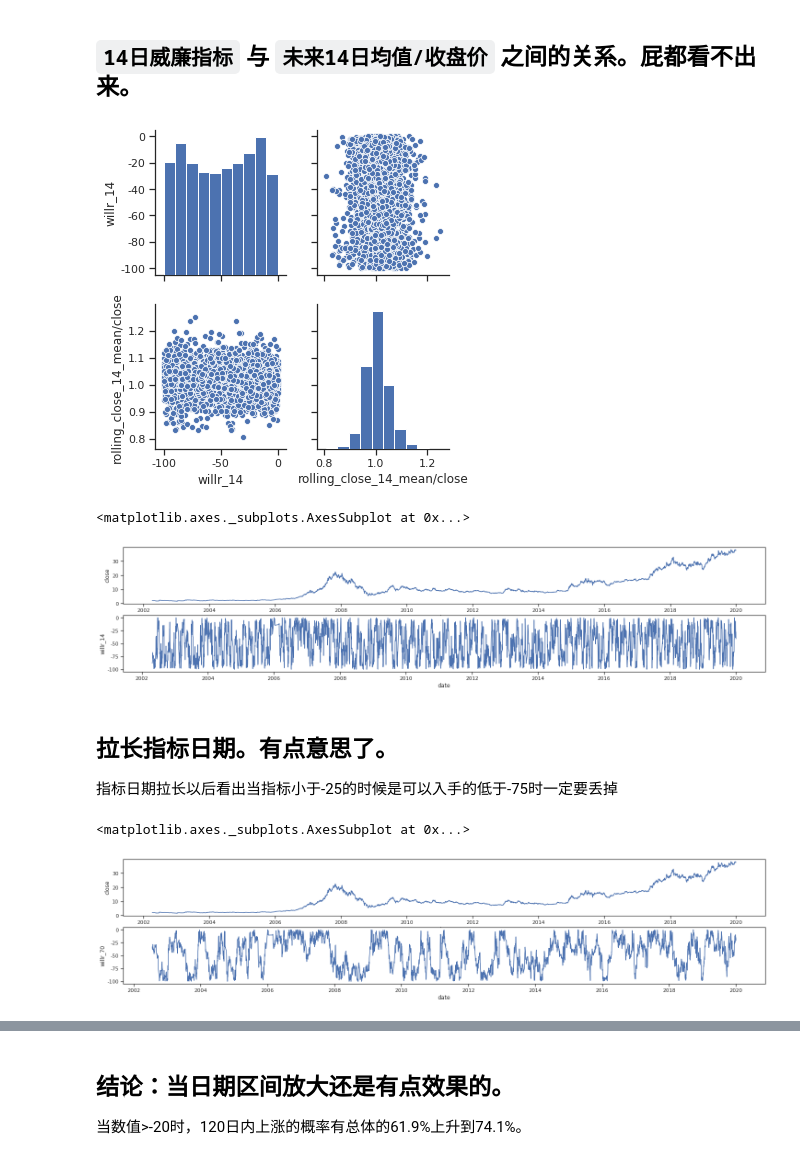
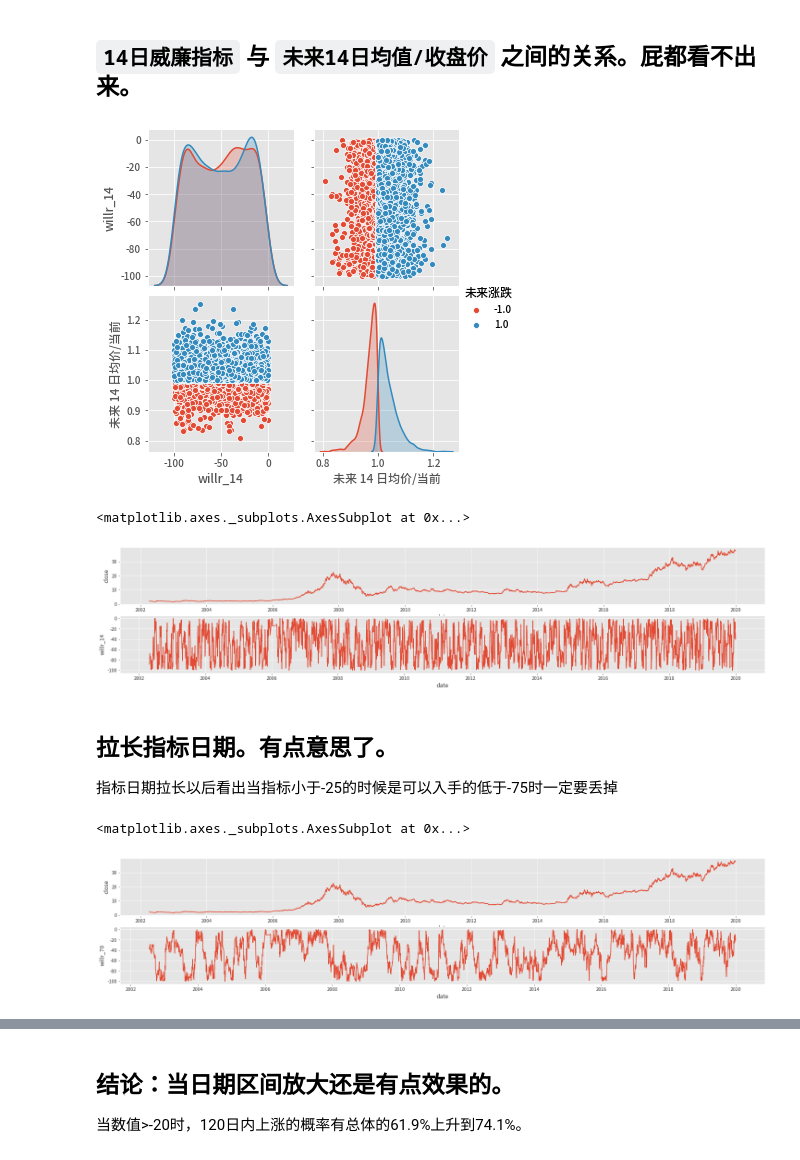
Before and after one commit to GuQiangJS/finance-tools-py, a Jupyter notebook: jupyters/指标相关性测试_趋势性指标_威廉指标_WILLR_Williams’_R.ipynb, the cells around one changed output, grey strips where cells are left out. Saved outputs shown, nothing was run; the diff lists cells and outputs as text; code cells hidden in the pictures.

```diff
--- a/jupyters/指标相关性测试_趋势性指标_威廉指标_WILLR_Williams’_R.ipynb
+++ b/jupyters/指标相关性测试_趋势性指标_威廉指标_WILLR_Williams’_R.ipynb
@@ -8,7 +8,8 @@
 这样显示好看点。呵呵！
 # %%
 import os
-if not os.path.exists('/usr/share/fonts/NotoSansCJKsc-Medium.otf'):
+noto_font_path='/usr/share/fonts/NotoSansCJKsc-Medium.otf'
+if not os.path.exists(noto_font_path):
     !wget "https://noto-website-2.storage.googleapis.com/pkgs/NotoSansCJKsc-hinted.zip"
     !unzip "NotoSansCJKsc-hinted.zip"
     !mv NotoSansCJKsc-Medium.otf /usr/share/fonts/
@@ -56,8 +58,9 @@ import numpy as np
 # plt.rcParams['figure.figsize'] = (18, 6)
 plt.style.use('ggplot')
 
-fontpath = '/usr/share/fonts/NotoSansCJKsc-Medium.otf'
-fontprop = matplotlib.font_manager.FontProperties(fname=fontpath)
+fontprop = matplotlib.font_manager.FontProperties(fname=noto_font_path)
+matplotlib.font_manager.fontManager.ttflist += matplotlib.font_manager.createFontList([noto_font_path])
+plt.rcParams['font.family'] = fontprop.get_name()
 
 plt.rcParams['axes.unicode_minus'] = False  # 解决保存图像是负号'-'显示为方块的问题
 
@@ -143,23 +129,27 @@ def plot(data,**kwargs):
 ## 数据处理
 
 计算n日的威廉指标数据和未来n日的最大值，最小值，中位数，平均值等数据。
+# %%
+class Rolling_Future_New(Rolling_Future):
+    def on_preparing_data(self, data, **kwargs):
+        super().on_preparing_data(data, **kwargs)
+        data['未来涨跌']=np.sign(data['rolling_{}_{}_mean'.format(self.col_name,self.timeperiod)]-data[self.col_name])
+        data.rename(columns={'rolling_close_{}_mean/close'.format(self.timeperiod):'未来 {} 日均价/当前'.format(self.timeperiod)},inplace=True)
 # %% [markdown]
 ## `14日威廉指标` 与 `未来14日均值/收盘价` 之间的关系。屁都看不出来。
 # %%
 data=read_data()
 timeperiod=14
 rolling_timeperiod=14
 s=Simulation(data,'',callbacks=[WILLR(timeperiod),
-                Rolling_Future(timeperiod=rolling_timeperiod)])
+                Rolling_Future_New(timeperiod=rolling_timeperiod)])
 s.simulate()
-sns.set(style="ticks")
-g=sns.pairplot(s.data[[
-                   'willr_{}'.format(timeperiod),
-                   'rolling_close_{}_mean/close'.format(timeperiod)
-                   ]])
-# g.fig.set_size_inches(5,5)
+g=sns.pairplot(s.data[['willr_{}'.format(timeperiod),
+           '未来 {} 日均价/当前'.format(timeperiod),'未来涨跌'
+           ]],hue='未来涨跌'
+           )
 # %% [output]
-[figure, old version]
+[figure, new version]
 # %%
 # data[['close','willr_{}'.format(timeperiod)]].plot(subplots=True)
 fig,axes=plt.subplots(2,1,figsize=(25,5))
@@ -167,7 +157,7 @@ sns.lineplot(data=s.data,x='date',y='close',ax=axes[0])
 sns.lineplot(data=s.data,x='date',y='willr_{}'.format(timeperiod),ax=axes[1])
 # %% [output]
 <matplotlib.axes._subplots.AxesSubplot at 0x...>
-[figure, old version]
+[figure, new version]
 # %% [markdown]
 ## 拉长指标日期。有点意思了。
 
@@ -182,7 +172,7 @@ sns.lineplot(data=s.data,x='date',y='close',ax=axes[0])
 sns.lineplot(data=s.data,x='date',y='willr_{}'.format(timeperiod),ax=axes[1])
 # %% [output]
 <matplotlib.axes._subplots.AxesSubplot at 0x...>
-[figure, old version]
+[figure, new version]
 # %%
 data=read_data()
 ds=[5,20,60,120,240]
```
Also changed, not shown: parts of 3 cells of this notebook.
